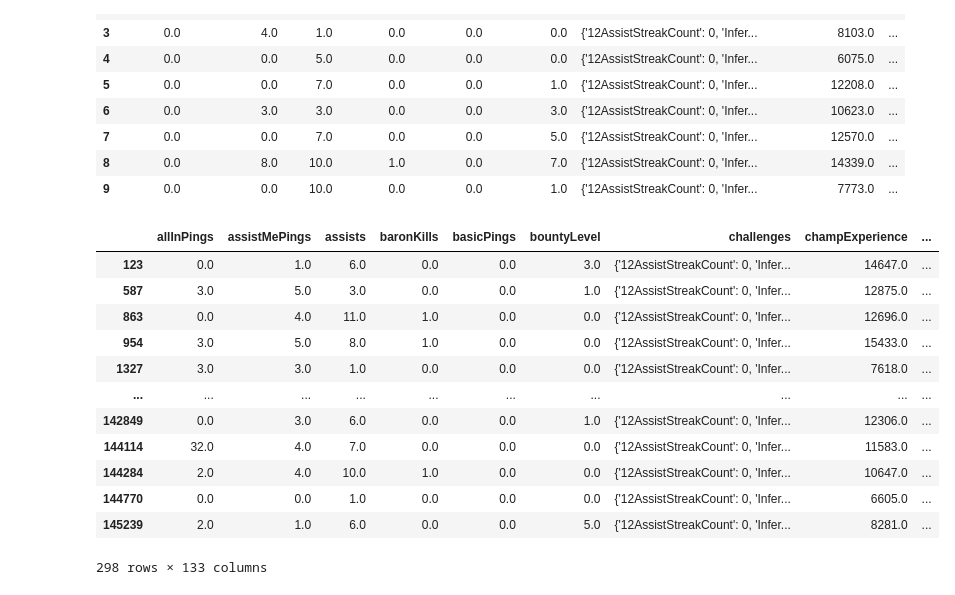
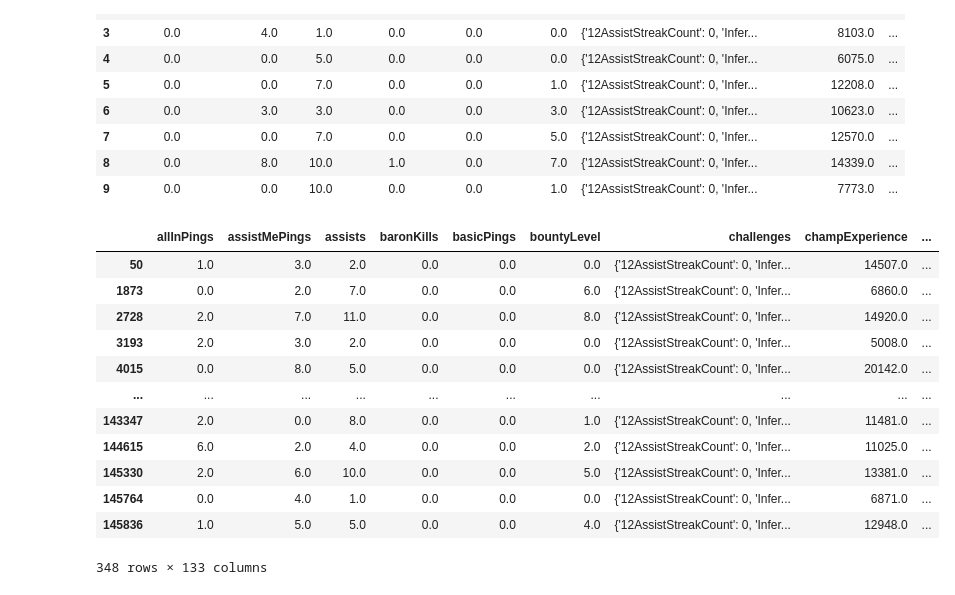
Before and after one commit to kim-bo-saeng/personal_project, a Jupyter notebook: lol_data/lol_data_analysis.ipynb, the cells around one changed output. Saved outputs shown, nothing was run; the diff lists cells and outputs as text; code cells hidden in the pictures.

```diff
--- a/lol_data/lol_data_analysis.ipynb
+++ b/lol_data/lol_data_analysis.ipynb
@@ -263,18 +263,18 @@ participants_raw_data.head(10)
 | 8 | 0.0 | 8.0 | 10.0 | 1.0 | 0.0 | 7.0 | {'12AssistStreakCount': 0, 'Infer... | 14339.0 | ... |
 | 9 | 0.0 | 0.0 | 10.0 | 0.0 | 0.0 | 1.0 | {'12AssistStreakCount': 0, 'Infer... | 7773.0 | ... |
 # %%
-participants_raw_data.loc[participants_raw_data['puuid'] == summoner_raw_data['puuid'][299]]
+participants_raw_data.loc[participants_raw_data['puuid'] == summoner_raw_data['puuid'][150]]
 # %% [output]
 |  | allInPings | assistMePings | assists | baronKills | basicPings | bountyLevel | challenges | champExperience | ... |
-| 123 | 0.0 | 1.0 | 6.0 | 0.0 | 0.0 | 3.0 | {'12AssistStreakCount': 0, 'Infer... | 14647.0 | ... |
-| 587 | 3.0 | 5.0 | 3.0 | 0.0 | 0.0 | 1.0 | {'12AssistStreakCount': 0, 'Infer... | 12875.0 | ... |
-| 863 | 0.0 | 4.0 | 11.0 | 1.0 | 0.0 | 0.0 | {'12AssistStreakCount': 0, 'Infer... | 12696.0 | ... |
-| 954 | 3.0 | 5.0 | 8.0 | 1.0 | 0.0 | 0.0 | {'12AssistStreakCount': 0, 'Infer... | 15433.0 | ... |
-| 1327 | 3.0 | 3.0 | 1.0 | 0.0 | 0.0 | 0.0 | {'12AssistStreakCount': 0, 'Infer... | 7618.0 | ... |
+| 50 | 1.0 | 3.0 | 2.0 | 0.0 | 0.0 | 0.0 | {'12AssistStreakCount': 0, 'Infer... | 14507.0 | ... |
+| 1873 | 0.0 | 2.0 | 7.0 | 0.0 | 0.0 | 6.0 | {'12AssistStreakCount': 0, 'Infer... | 6860.0 | ... |
+| 2728 | 2.0 | 7.0 | 11.0 | 0.0 | 0.0 | 8.0 | {'12AssistStreakCount': 0, 'Infer... | 14920.0 | ... |
+| 3193 | 2.0 | 3.0 | 2.0 | 0.0 | 0.0 | 0.0 | {'12AssistStreakCount': 0, 'Infer... | 5008.0 | ... |
+| 4015 | 0.0 | 8.0 | 5.0 | 0.0 | 0.0 | 0.0 | {'12AssistStreakCount': 0, 'Infer... | 20142.0 | ... |
 | ... | ... | ... | ... | ... | ... | ... | ... | ... | ... |
-| 142849 | 0.0 | 3.0 | 6.0 | 0.0 | 0.0 | 1.0 | {'12AssistStreakCount': 0, 'Infer... | 12306.0 | ... |
-| 144114 | 32.0 | 4.0 | 7.0 | 0.0 | 0.0 | 0.0 | {'12AssistStreakCount': 0, 'Infer... | 11583.0 | ... |
-| 144284 | 2.0 | 4.0 | 10.0 | 1.0 | 0.0 | 0.0 | {'12AssistStreakCount': 0, 'Infer... | 10647.0 | ... |
-| 144770 | 0.0 | 0.0 | 1.0 | 0.0 | 0.0 | 0.0 | {'12AssistStreakCount': 0, 'Infer... | 6605.0 | ... |
-| 145239 | 2.0 | 1.0 | 6.0 | 0.0 | 0.0 | 5.0 | {'12AssistStreakCount': 0, 'Infer... | 8281.0 | ... |
+| 143347 | 2.0 | 0.0 | 8.0 | 0.0 | 0.0 | 1.0 | {'12AssistStreakCount': 0, 'Infer... | 11481.0 | ... |
+| 144615 | 6.0 | 2.0 | 4.0 | 0.0 | 0.0 | 2.0 | {'12AssistStreakCount': 0, 'Infer... | 11025.0 | ... |
+| 145330 | 2.0 | 6.0 | 10.0 | 0.0 | 0.0 | 5.0 | {'12AssistStreakCount': 0, 'Infer... | 13381.0 | ... |
+| 145764 | 0.0 | 4.0 | 1.0 | 0.0 | 0.0 | 0.0 | {'12AssistStreakCount': 0, 'Infer... | 6871.0 | ... |
+| 145836 | 1.0 | 5.0 | 5.0 | 0.0 | 0.0 | 4.0 | {'12AssistStreakCount': 0, 'Infer... | 12948.0 | ... |
-298 rows × 133 columns
+348 rows × 133 columns
```
